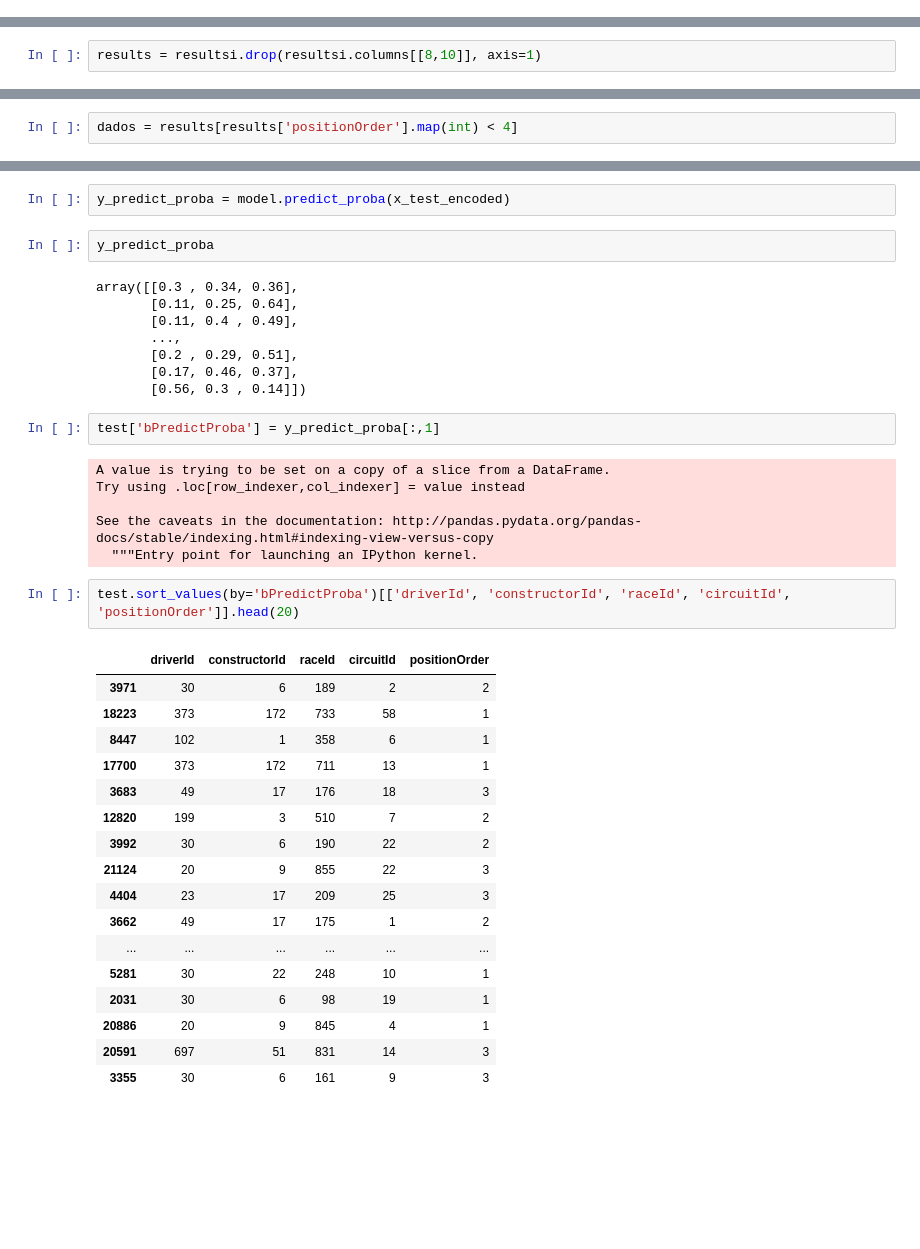
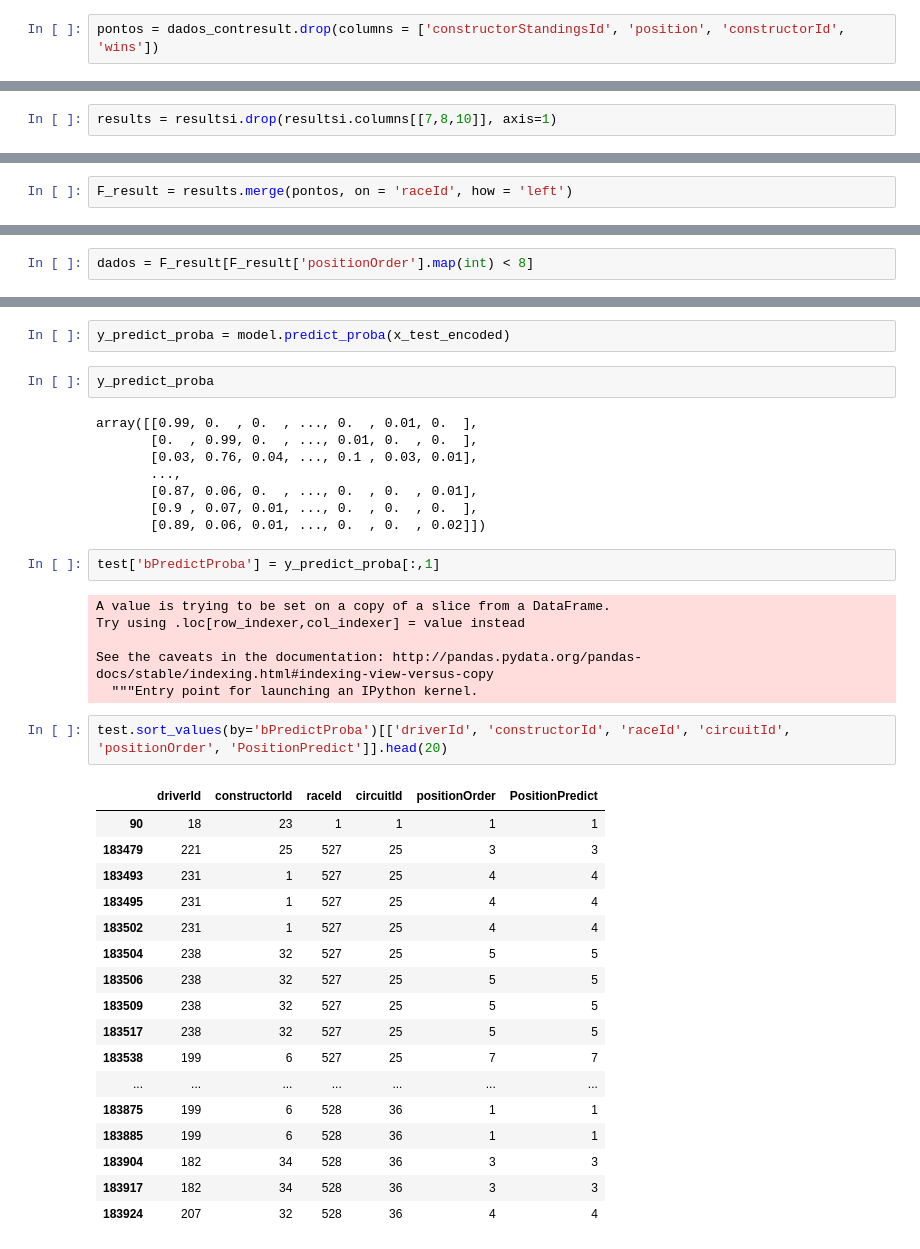
Before and after one commit to Amanda-Carmo/projeto2_cdados, a Jupyter notebook: Projeto 2 DADOS.ipynb, the cells around one changed output, grey strips where cells are left out. Cells and saved outputs as stored; diff of their text form; blank space fills up the shorter version.

```diff
--- a/Projeto 2 DADOS.ipynb
+++ b/Projeto 2 DADOS.ipynb
@@ -155,3 +155,5 @@ dados_contresult.head()
 | 3670 | 4042 | 1 | 5 | 3.0 | 5 | 0 |
 # %% [markdown]
 Geral:
+# %%
+pontos = dados_contresult.drop(columns = ['constructorStandingsId', 'position', 'constructorId', 'wins'])
@@ -201,7 +212,7 @@ resultsi.head(30).head()
 | 3 | 7570 | 1 | 12 | 4 | 8 | \N | 17 | 19 | 2009 | ... |
 | 4 | 7569 | 1 | 13 | 6 | 3 | \N | 16 | 15 | 2009 | ... |
 # %%
-results = resultsi.drop(resultsi.columns[[8,10]], axis=1)
+results = resultsi.drop(resultsi.columns[[7,8,10]], axis=1)
 # %%
 results.head()
 # %% [output]
@@ -227,0 +225,2 @@ Index(['raceId', 'year', 'circuitId', 'name'], dtype='object')
+# %%
+F_result = results.merge(pontos, on = 'raceId', how = 'left')
@@ -229,7 +237,7 @@ Index(['raceId', 'year', 'circuitId', 'name'], dtype='object')
 ___
 De modo a deixar a base de dados mais limpa, serão consideradas as oito primeiras posições:
 # %%
-dados = results[results['positionOrder'].map(int) < 4]
+dados = F_result[F_result['positionOrder'].map(int) < 8]
 # %%
 dados.head(3)
 # %% [output]
@@ -372,13 +402,13 @@ y_predict_proba = model.predict_proba(x_test_encoded)
 # %%
 y_predict_proba
 # %% [output]
-array([[0.3 , 0.34, 0.36],
-       [0.11, 0.25, 0.64],
-       [0.11, 0.4 , 0.49],
+array([[0.99, 0.  , 0.  , ..., 0.  , 0.01, 0.  ],
+       [0.  , 0.99, 0.  , ..., 0.01, 0.  , 0.  ],
+       [0.03, 0.76, 0.04, ..., 0.1 , 0.03, 0.01],
        ...,
-       [0.2 , 0.29, 0.51],
-       [0.17, 0.46, 0.37],
-       [0.56, 0.3 , 0.14]])
+       [0.87, 0.06, 0.  , ..., 0.  , 0.  , 0.01],
+       [0.9 , 0.07, 0.01, ..., 0.  , 0.  , 0.  ],
+       [0.89, 0.06, 0.01, ..., 0.  , 0.  , 0.02]])
 # %%
 test['bPredictProba'] = y_predict_proba[:,1]
 # %% [output]
@@ -388,22 +418,22 @@ Try using .loc[row_indexer,col_indexer] = value instead
 See the caveats in the documentation: http://pandas.pydata.org/pandas-docs/stable/indexing.html#indexing-view-versus-copy
   """Entry point for launching an IPython kernel.
 # %%
-test.sort_values(by='bPredictProba')[['driverId', 'constructorId', 'raceId', 'circuitId', 'positionOrder']].head(20)
+test.sort_values(by='bPredictProba')[['driverId', 'constructorId', 'raceId', 'circuitId', 'positionOrder', 'PositionPredict']].head(20)
 # %% [output]
-|  | driverId | constructorId | raceId | circuitId | positionOrder |
-| 3971 | 30 | 6 | 189 | 2 | 2 |
-| 18223 | 373 | 172 | 733 | 58 | 1 |
-| 8447 | 102 | 1 | 358 | 6 | 1 |
-| 17700 | 373 | 172 | 711 | 13 | 1 |
-| 3683 | 49 | 17 | 176 | 18 | 3 |
-| 12820 | 199 | 3 | 510 | 7 | 2 |
-| 3992 | 30 | 6 | 190 | 22 | 2 |
-| 21124 | 20 | 9 | 855 | 22 | 3 |
-| 4404 | 23 | 17 | 209 | 25 | 3 |
-| 3662 | 49 | 17 | 175 | 1 | 2 |
-| ... | ... | ... | ... | ... | ... |
-| 5281 | 30 | 22 | 248 | 10 | 1 |
-| 2031 | 30 | 6 | 98 | 19 | 1 |
-| 20886 | 20 | 9 | 845 | 4 | 1 |
-| 20591 | 697 | 51 | 831 | 14 | 3 |
-| 3355 | 30 | 6 | 161 | 9 | 3 |
+|  | driverId | constructorId | raceId | circuitId | positionOrder | PositionPredict |
+| 90 | 18 | 23 | 1 | 1 | 1 | 1 |
+| 183479 | 221 | 25 | 527 | 25 | 3 | 3 |
+| 183493 | 231 | 1 | 527 | 25 | 4 | 4 |
+| 183495 | 231 | 1 | 527 | 25 | 4 | 4 |
+| 183502 | 231 | 1 | 527 | 25 | 4 | 4 |
+| 183504 | 238 | 32 | 527 | 25 | 5 | 5 |
+| 183506 | 238 | 32 | 527 | 25 | 5 | 5 |
+| 183509 | 238 | 32 | 527 | 25 | 5 | 5 |
+| 183517 | 238 | 32 | 527 | 25 | 5 | 5 |
+| 183538 | 199 | 6 | 527 | 25 | 7 | 7 |
+| ... | ... | ... | ... | ... | ... | ... |
+| 183875 | 199 | 6 | 528 | 36 | 1 | 1 |
+| 183885 | 199 | 6 | 528 | 36 | 1 | 1 |
+| 183904 | 182 | 34 | 528 | 36 | 3 | 3 |
+| 183917 | 182 | 34 | 528 | 36 | 3 | 3 |
+| 183924 | 207 | 32 | 528 | 36 | 4 | 4 |
```
Also changed, not shown: parts of 12 cells of this notebook.
